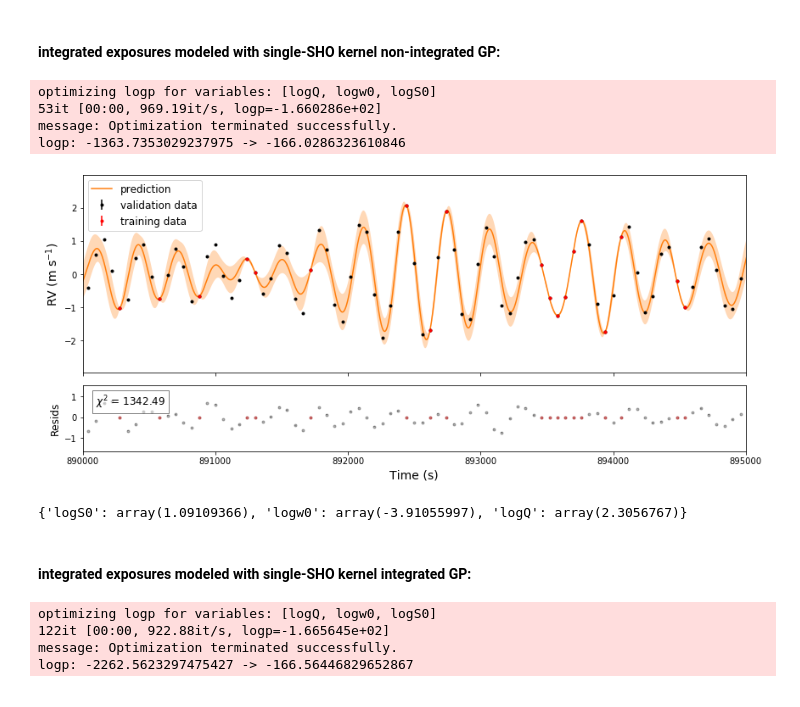
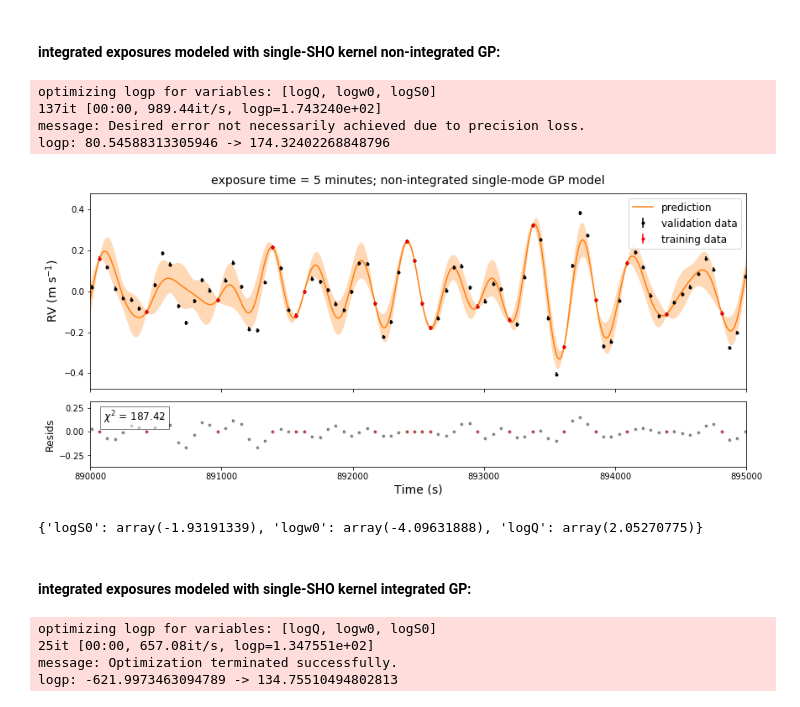
Before and after one commit to megbedell/pmodes, a Jupyter notebook: experiments/02-gp-fitting.ipynb, the cells around one changed output. Saved outputs shown, nothing was run; the diff lists cells and outputs as text; code cells hidden in the pictures.

```diff
--- a/experiments/02-gp-fitting.ipynb
+++ b/experiments/02-gp-fitting.ipynb
@@ -422,8 +349,8 @@ def simulate_exposure(ts, rvs, start_time, exp_time):
 # %%
 inds = (ts_multimode > 10.2 * 86400) & (ts_multimode < 10.8 * 86400)
-exp_time = 2. * 60. #seconds
+exp_time = 5. * 60. #seconds
 start_ts = ts_multimode[inds]
-mid_rvs = np.array([simulate_exposure(ts_multimode, rvs_multimode, tt, exp_time) for tt in start_ts])
+mid_rvs = np.array([utils.simulate_exposure(ts_multimode, rvs_multimode, tt, exp_time) for tt in start_ts])
 mid_ts = start_ts + exp_time/2.
 # %%
 t_all = mid_ts
@@ -460,39 +387,19 @@ with model:
     y_pred_all = xo.eval_in_model(gp.predict(t_all), map_soln)
 # %% [output]
 optimizing logp for variables: [logQ, logw0, logS0]
-53it [00:00, 969.19it/s, logp=-1.660286e+02]
-message: Optimization terminated successfully.
-logp: -1363.7353029237975 -> -166.0286323610846
+137it [00:00, 989.44it/s, logp=1.743240e+02]
+message: Desired error not necessarily achieved due to precision loss.
+logp: 80.54588313305946 -> 174.32402268848796
-# %%
-fig, (ax1,ax2) = plt.subplots(2, 1, figsize=(14,6), sharex=True,
-                              gridspec_kw={'height_ratios':[3,1], 'hspace':0.1})
-
-art = ax1.fill_between(t_grid, mu + sd, mu - sd, color="C1", alpha=0.3)
-art.set_edgecolor("none")
-ax1.plot(t_grid, mu, color="C1", label="prediction")
-
-ax1.errorbar(t_all, y_all, yerr=yerr_all, fmt=".k", capsize=0, label='validation data')
-ax1.errorbar(t, y, yerr=yerr, fmt=".r", capsize=0, label="training data")
-ax1.legend(fontsize=12)
-
-ax2.errorbar(t_all, y_all - y_pred_all, yerr=yerr_all, fmt=".k", capsize=0, alpha=0.3)
-ax2.errorbar(t, y - y_pred, yerr=yerr, fmt=".r", capsize=0, alpha=0.3)
-
-inds = (t_all > xlim_plot[0]) & (t_all < xlim_plot[1])
-chisq = np.sum(((y_all - y_pred_all)/yerr_all)[inds])**2
-ax2.text(0.02, 0.7, r'$\chi^2$ = {0:.2f}'.format(chisq), fontsize=12,
-         transform=ax2.transAxes, bbox=dict(facecolor='white', alpha=0.5))
-ax2.set_xlabel('Time (s)', fontsize=14)
-ax1.set_ylabel(r'RV (m s$^{-1}$)', fontsize=14)
-ax2.set_ylabel('Resids', fontsize=12)
-
-ax1.set_xlim(xlim_plot);
-# %% [output]
-[figure, removed]
+# %%
+fig = utils.plot_validation_test(t, y, yerr, y_pred, t_all, y_all, yerr_all, y_pred_all, t_grid, mu, sd)
+fig.suptitle('exposure time = {0:.0f} minutes; non-integrated single-mode GP model'.format(exp_time/60.), y=0.93, fontsize=14)
+fig.savefig('GPvalidation_{0:.0f}min_nonintegrated.png'.format(exp_time/60.));
+# %% [output]
+[figure, added]
 # %%
 print(map_soln)
 # %% [output]
-{'logS0': array(1.09109366), 'logw0': array(-3.91055997), 'logQ': array(2.3056767)}
+{'logS0': array(-1.93191339), 'logw0': array(-4.09631888), 'logQ': array(2.05270775)}
 # %% [markdown]
 #### integrated exposures modeled with single-SHO kernel integrated GP:
 # %%
@@ -518,6 +425,6 @@ with model:
     y_pred_all = xo.eval_in_model(gp.predict(t_all), map_soln)
 # %% [output]
 optimizing logp for variables: [logQ, logw0, logS0]
-122it [00:00, 922.88it/s, logp=-1.665645e+02]
+25it [00:00, 657.08it/s, logp=1.347551e+02]
 message: Optimization terminated successfully.
-logp: -2262.5623297475427 -> -166.56446829652867
+logp: -621.9973463094789 -> 134.75510494802813
```
Also changed, not shown: parts of 16 cells of this notebook, 2 other files.
